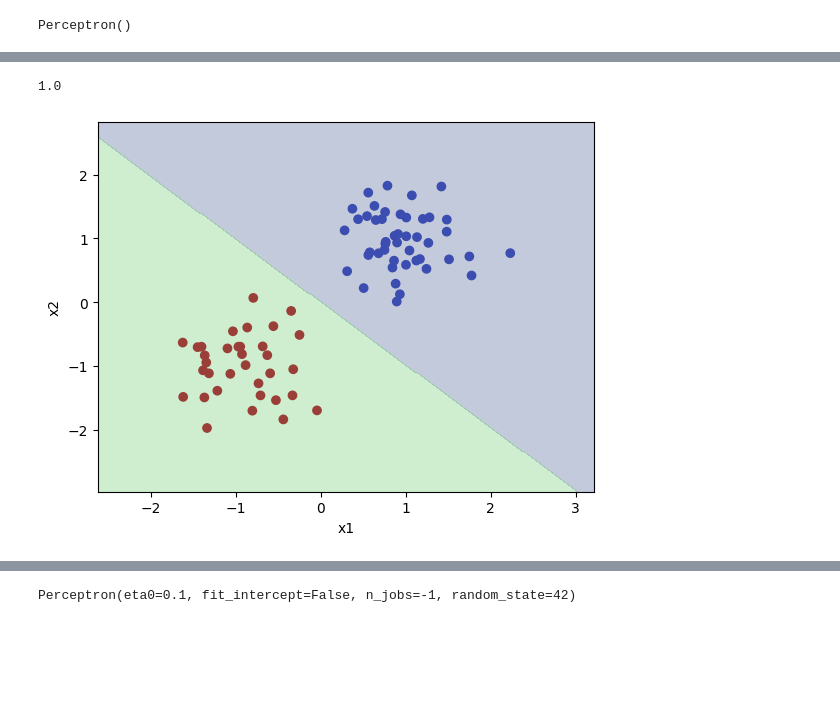
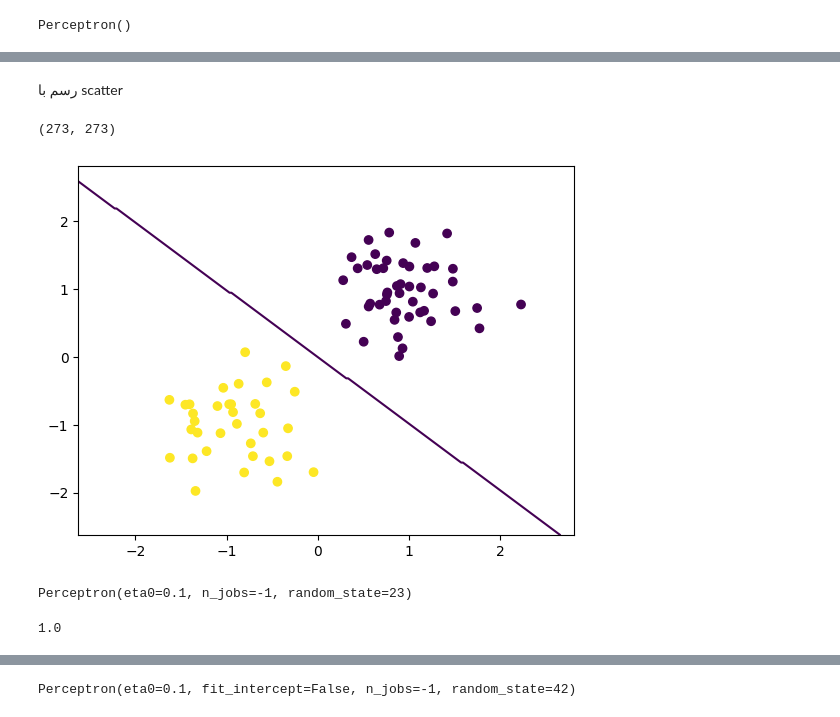
Before and after one commit to KEHSANN/hosh_masnoi, a Jupyter notebook: PROJECT2/P2_Q1.ipynb, the cells around one changed output, grey strips where cells are left out. Cells and saved outputs as stored; diff of their text form; code cells hidden in the pictures; blank space fills up the shorter version.

```diff
--- a/PROJECT2/P2_Q1.ipynb
+++ b/PROJECT2/P2_Q1.ipynb
@@ -52 +83,27 @@ Perceptron()
+# %% [markdown]
+رسم با scatter
+# %%
+X_test_array = X_test.values
+x1_min, x2_min = X_test_array[:, 0].min()-1, X_test_array[:, 0].min()-1
+x1_max, x2_max = X_test_array[:, 1].max()+1, X_test_array[:, 1].max()+1
+
+x1m, x2m = np.meshgrid(np.arange(x1_min, x1_max,0.02),
+                     np.arange(x2_min, x2_max, 0.02))
+xm = np.stack((x1m.flatten(), x2m.flatten()), axis=1)
+print(x1m.shape)
+ym=clf.predict(xm)
+
+
+levels = [-1,0,1]
+plt.scatter(X_test_array[:, 0], X_test_array[:, 1], c=y_test)
+plt.contour(x1m, x2m, ym.reshape(x1m.shape),levels=[0])
+plt.show()
+# %% [output]
+(273, 273)
+[figure, added]
+# %%
+clf1 = Perceptron(random_state=23, tol=0.001, max_iter=1000, eta0=0.1, verbose=0, n_jobs=-1)
+clf1.fit(X_train, y_train)
+# %% [output]
+Perceptron(eta0=0.1, n_jobs=-1, random_state=23)
 # %%
@@ -55,20 +112,2 @@ test_accuracy
 # %% [output]
 1.0
-# %%
-X_test_array = X_test.values
-x_min, x_max = X_test_array[:, 0].min() - 1, X_test_array[:, 0].max() + 1
-y_min, y_max = X_test_array[:, 1].min() - 1, X_test_array[:, 1].max() + 1
-
-xx, yy = np.meshgrid(np.arange(x_min, x_max, 0.02),
-                     np.arange(y_min, y_max, 0.02))
-Z = perceptron_model.predict(np.c_[xx.ravel(), yy.ravel()])
-Z = Z.reshape(xx.shape)
-
-levels = [-1,0,1]
-plt.scatter(X_test_array[:, 0], X_test_array[:, 1], c=y_test, cmap=plt.cm.coolwarm)
-plt.contourf(xx, yy, Z, levels=levels, alpha=0.3)
-plt.xlabel('x1')
-plt.ylabel('x2')
-plt.show()
-# %% [output]
-[figure, removed]
```
Also changed, not shown: parts of 12 cells of this notebook.
